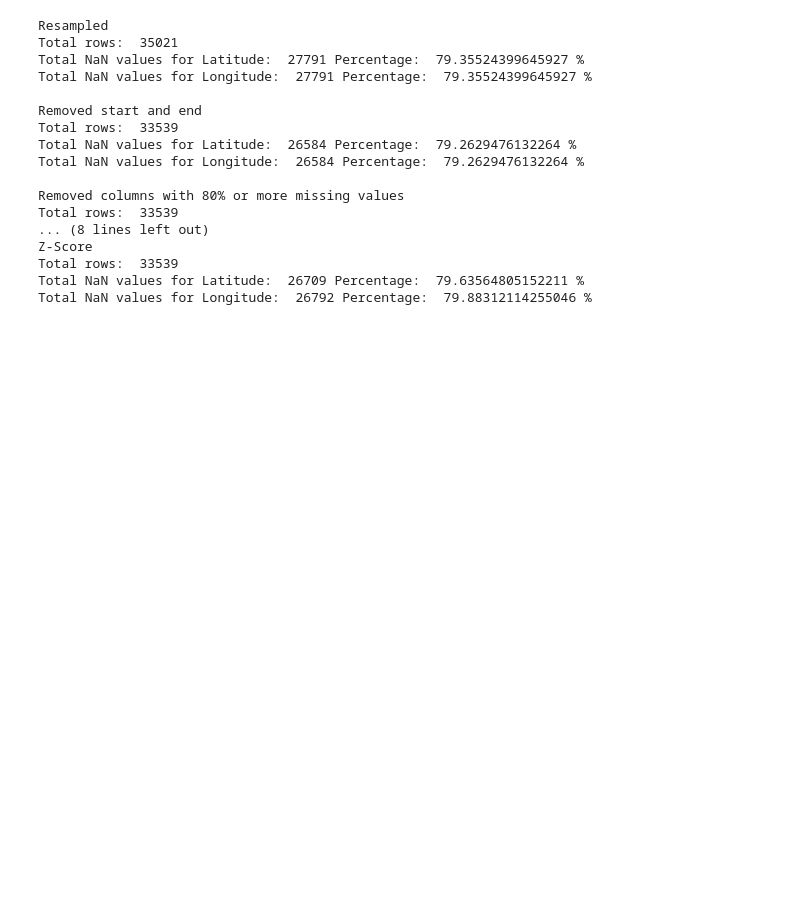
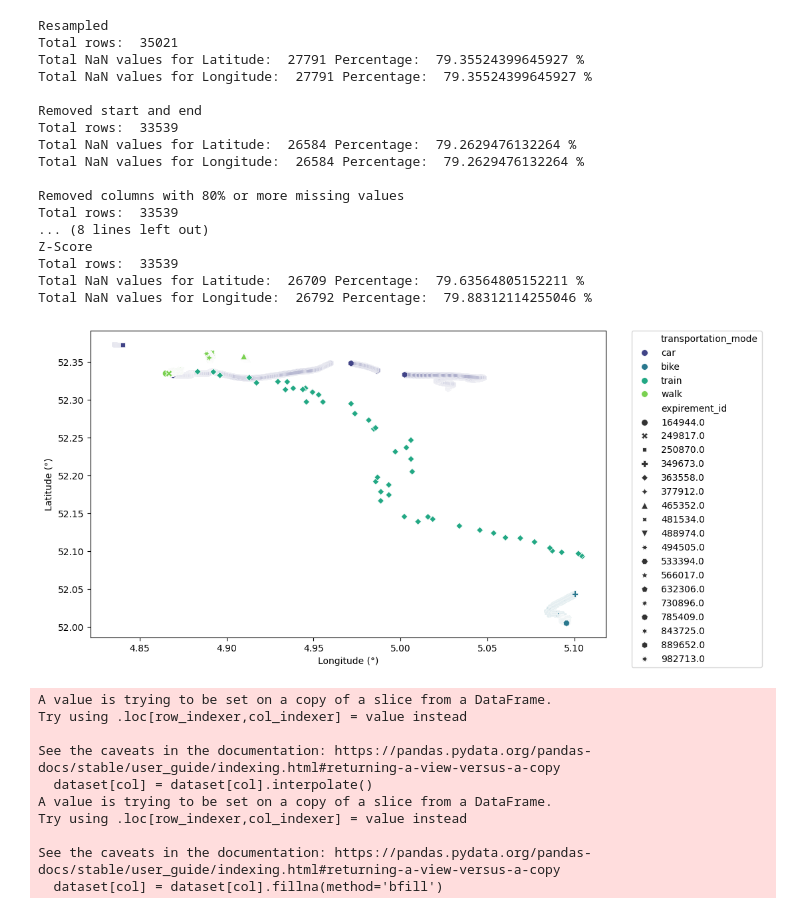
Before and after one commit to BluntKatana/transportation-mode-classifier, a Jupyter notebook: notebooks/data_cleaning.ipynb, the cells around one changed output. Saved outputs shown, nothing was run; the diff lists cells and outputs as text; code cells hidden in the pictures; blank space fills up the shorter version.

Commit message:
feat: impute missing lat/long values

```diff
--- a/notebooks/data_cleaning.ipynb
+++ b/notebooks/data_cleaning.ipynb
@@ -586,3 +586,69 @@ Z-Score
 Total rows:  33539
 Total NaN values for Latitude:  26709 Percentage:  79.63564805152211 %
 Total NaN values for Longitude:  26792 Percentage:  79.88312114255046 %
+# %%
+# Imputing lat/long value
+import pandas as pd
+import numpy as np
+import matplotlib.pyplot as plt
+import seaborn as sns
+
+# Simple class to impute missing values of a single columns.
+class ImputationMissingValues:
+
+    # Impute the mean values in case if missing data.
+    def impute_mean(self, dataset, col):
+        dataset[col] = dataset[col].fillna(dataset[col].mean())
+        return dataset
+
+    # Impute the median values in case if missing data.
+    def impute_median(self, dataset, col):
+        dataset[col] = dataset[col].fillna(dataset[col].median())
+        return dataset
+
+    # Interpolate the dataset based on previous/next values..
+    def impute_interpolate(self, dataset, col):
+        dataset[col] = dataset[col].interpolate()
+        # And fill the initial data points if needed:
+        dataset[col] = dataset[col].fillna(method='bfill')
+        return dataset
+
+# Read all_data_cleaned.csv
+data = pd.read_csv('../data/all_data_cleaned.csv')
+
+# Show longitude and latitude for train
+plt.figure(figsize=(10,6))
+
+# show difference in color per expirement as well
+sns.scatterplot(x='Longitude (°)', y='Latitude (°)', hue='transportation_mode', data=data, style="expirement_id", s=50, palette='viridis')
+plt.legend(bbox_to_anchor=(1.05, 1), loc=2, borderaxespad=0.)
+
+plt.show()
+
+
+
+# Impute the Latitude (°) and Longitude (°) columns per expirement_id
+imputer = ImputationMissingValues()
+
+for expirement_id in data['expirement_id'].unique():
+    data_mode = data[data['expirement_id'] == expirement_id]
+
+    data_mode = imputer.impute_interpolate(data_mode, 'Latitude (°)')
+    data_mode = imputer.impute_interpolate(data_mode, 'Longitude (°)')
+
+    data.loc[data['expirement_id'] == expirement_id] = data_mode
+
+# Save data to a new file
+data.to_csv('../data/all_data_cleaned.csv', index=False)
+# %% [output]
+[figure, added]
+A value is trying to be set on a copy of a slice from a DataFrame.
+Try using .loc[row_indexer,col_indexer] = value instead
+
+See the caveats in the documentation: https://pandas.pydata.org/pandas-docs/stable/user_guide/indexing.html#returning-a-view-versus-a-copy
+  dataset[col] = dataset[col].interpolate()
+A value is trying to be set on a copy of a slice from a DataFrame.
+Try using .loc[row_indexer,col_indexer] = value instead
+
+See the caveats in the documentation: https://pandas.pydata.org/pandas-docs/stable/user_guide/indexing.html#returning-a-view-versus-a-copy
+  dataset[col] = dataset[col].fillna(method='bfill')
```
Also changed, not shown: parts of 3 cells of this notebook, 2 other files.
